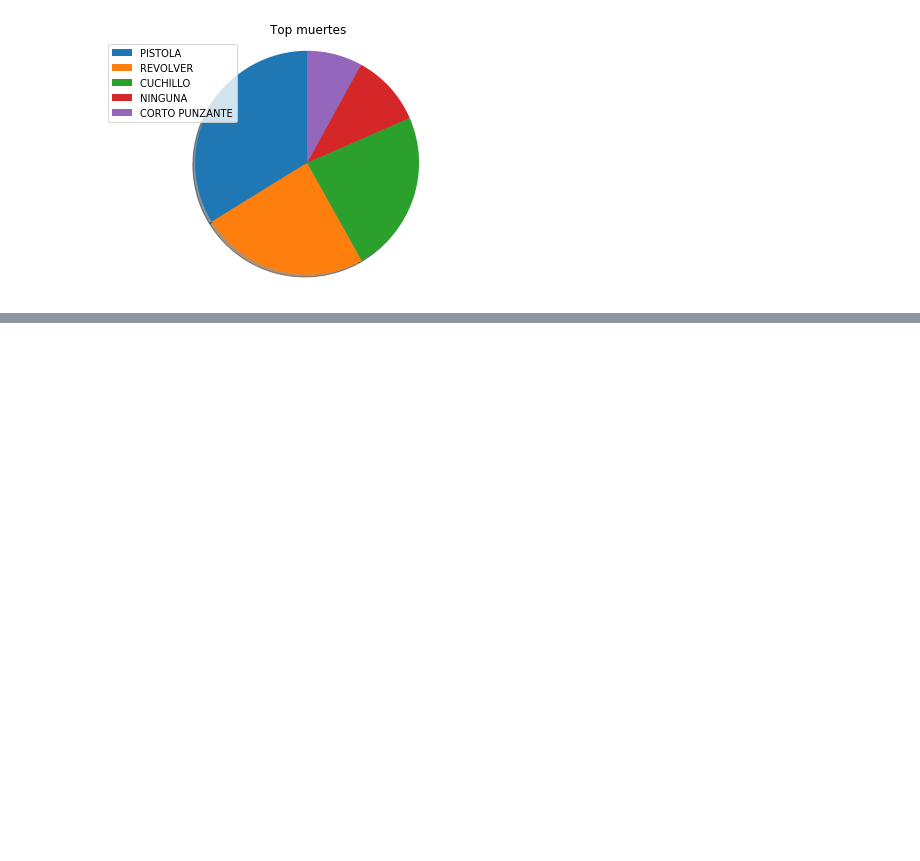
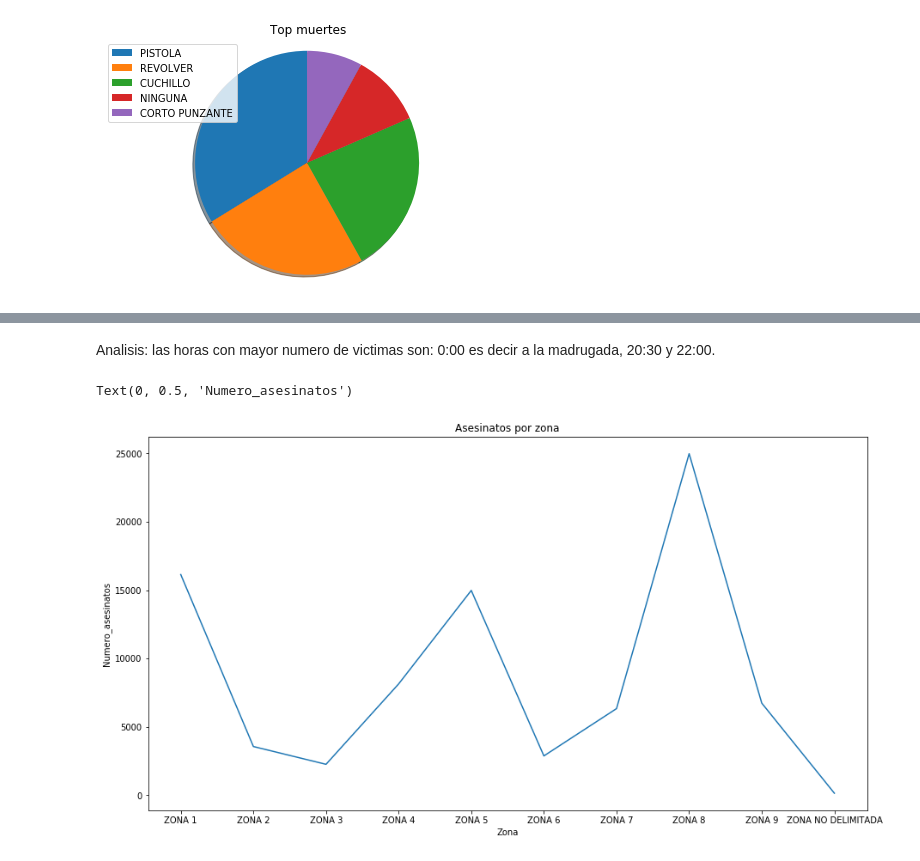
Before and after one commit to 2019-B-GR1-Python/py-yanez-aguiar-angel-daniel, a Jupyter notebook: 06-proyecto/proyecto.ipynb, the cells around one changed output, grey strips where cells are left out. Drawn from its saved outputs; the diff is of its cells as text; code cells hidden in the pictures; blank space fills up the shorter version.

```diff
--- a/06-proyecto/proyecto.ipynb
+++ b/06-proyecto/proyecto.ipynb
@@ -76,0 +141,13 @@ plt.show()
+# %% [markdown]
+Analisis: las horas con mayor numero de victimas son: 0:00 es decir a la madrugada, 20:30 y 22:00.
+# %%
+fig = plt.figure(figsize=(15,8))
+ax = fig.add_subplot(1, 1, 1)
+ax.plot(lista.groupby(['Zona']).Numero_asesinatos.sum())
+#tick = ax.set_xticks(range(0,80,10))
+ax.set_title('Asesinatos por zona')
+ax.set_xlabel('Zona')
+ax.set_ylabel('Numero_asesinatos')
+# %% [output]
+Text(0, 0.5, 'Numero_asesinatos')
+[figure, added]
```
Also changed, not shown: parts of 25 cells of this notebook, 5 other files.
